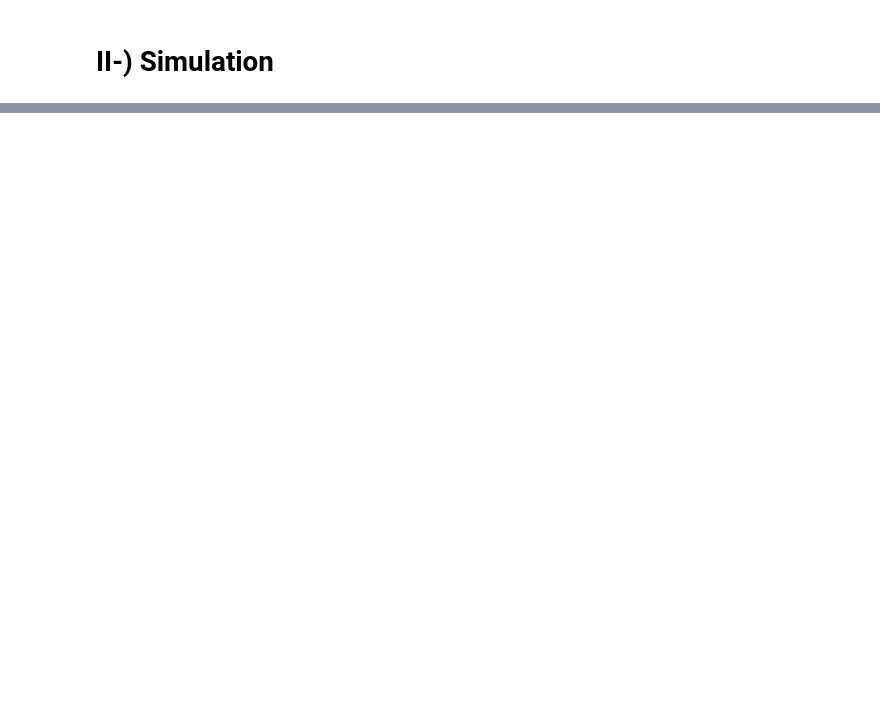
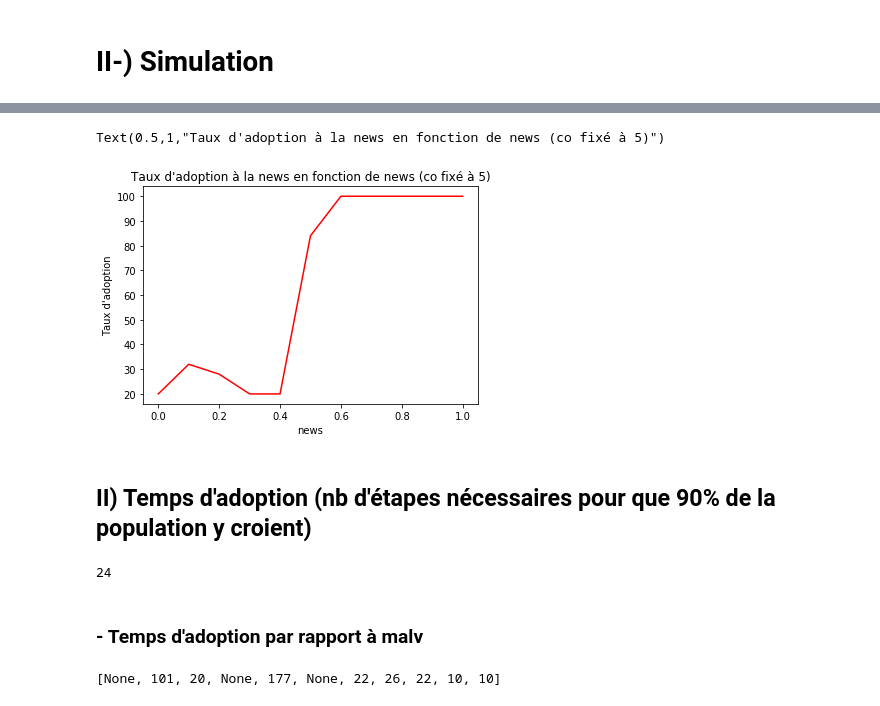
Before and after one commit to are-mipiA1A2/Fake-news, a Jupyter notebook: CLEAN CODE - physique+distance.ipynb, the cells around one changed output, grey strips where cells are left out. Drawn from its saved outputs; the diff is of its cells as text; code cells hidden in the pictures; blank space fills up the shorter version.

```diff
--- a/CLEAN CODE - physique+distance.ipynb
+++ b/CLEAN CODE - physique+distance.ipynb
@@ -925,0 +926,14 @@ plt.colorbar()
+# %%
+Reseau_discu={str(k):(0,0,fp,0.5) for k in range(1,N+1) for fp in np.random.uniform(low=0.0, high=1.0,size=N)}
+Pop_ac_om=init_ac_om_et_xom(Reseau_discu,List_om,List_xom)
+
+def t_a(k,sim_op):
+    compte = 0
+    Y=sim_op[k].ravel()
+    for x in Y:
+        if x==1:
+            compte = compte + 1
+            taux_f=compte/len(Y)
+    return taux_f*100
+
+print('Taux d\'opinion à 1 à la fin (%):', t_a(-1,simu_op_finale(Pop_ac_om,Reseau_virtuel,Noms_agents_avec,N_1dim,5,List_xom,Mat_pop_ac_om,News)))
@@ -925,0 +944,8 @@ plt.colorbar()
+# %%
+def ta_pp_news(pop,res_virtu,names,n_1dim,steps,list_xom,mat_pop):
+    TA=[]
+    for news in np.linspace(start=0.0, stop=1.0, num=11, endpoint=True):
+        ta=t_a(-1,simu_op_finale(pop,res_virtu,names,n_1dim,steps,list_xom,mat_pop,news))
+        TA.append(ta)
+    return TA
+ta_pp_news(Pop_ac_om,Reseau_virtuel,Noms_agents_avec,N_1dim,steps,List_xom,Mat_pop_ac_om)
@@ -925,0 +964,58 @@ plt.colorbar()
+# %%
+x_news = np.linspace(start=0.0, stop=1.0, num=11, endpoint=True)
+y_ta = ta_pp_news(Pop_ac_om,Reseau_virtuel,Noms_agents_avec,N_1dim,steps,List_xom,Mat_pop_ac_om)
+
+fig, axes = plt.subplots()
+
+axes.plot(x_news,y_ta,'r')
+axes.set_xlabel('news')
+axes.set_ylabel('Taux d\'adoption')
+axes.set_title('Taux d\'adoption à la news en fonction de news (co fixé à 5)')
+# %% [output]
+Text(0.5,1,"Taux d'adoption à la news en fonction de news (co fixé à 5)")
+[figure, added]
+# %% [markdown]
+## II) Temps d'adoption (nb d'étapes nécessaires pour que 90% de la population y croient)
+# %%
+Reseau_discu={str(k):(0,0,fp,0.5) for k in range(1,N+1) for fp in np.random.uniform(low=0.0, high=1.0,size=N)}
+Pop_ac_om=init_ac_om_et_xom(Reseau_discu,List_om,List_xom)
+
+def temps_adoption(sim_op):
+    step=0
+    for m in sim_op:
+        taux=taux_adoption(step,sim_op)
+        if taux>=90:
+            return step
+        step=step+1
+
+print(temps_adoption(simu_op_finale(Pop_ac_om,Reseau_virtuel,Noms_agents_avec,N_1dim,1000,List_xom,Mat_pop_ac_om,News)))
+# %% [output]
+24
+# %% [markdown]
+### - Temps d'adoption par rapport à malv
+# %%
+Reseau_discu={str(k):(0,0,fp,0.5) for k in range(1,N+1) for fp in np.random.uniform(low=0.0, high=1.0,size=N)}
+Pop_ac_om=init_ac_om_et_xom(Reseau_discu,List_om,List_xom)
+
+def tps_pp_malv(Nb_om,list_om,pop_ac_om):
+
+    Tps=[]
+    for malv in np.linspace(start=0.1, stop=1.0, num=11, endpoint=True):
+        reseau_discu={str(k):(0,0,fp,0.5) for k in range(1,N+1) for fp in np.random.uniform(low=0.0, high=1.0,size=N)}
+        Nb_xom = int(malv*Nb_om)
+        list_xom=np.random.choice(list_om, size=Nb_xom, replace=False)
+        pop_ac_om=init_ac_om_et_xom(reseau_discu,list_om,list_xom)
+        Names=[name for name in pop_ac_om]
+        np.random.shuffle(Names)
+        mat_pop_ac_om=np.reshape(Names,(N_1dim,N_1dim)).copy()
+        nb_reseaux={name : nb for (name,nb) in zip(Names,nb_res(co,N))}
+        ag_res={name : list(np.random.choice(L_reseaux, size=nb_reseaux[name], replace=False)) for name in Names}
+        res_ag=res_et_ag(ag_res,L_reseaux)
+        res_virtu=reseau_virtu(ag_res,res_ag,nb_reseaux)
+        Simu_op=simu_op_finale(pop_ac_om,res_virtu,Names,N_1dim,1000,list_xom,mat_pop_ac_om,News)
+        Tps.append(temps_adoption(Simu_op))
+    return Tps
+
+tps_pp_malv(nb_om,List_om,Pop_ac_om)
+# %% [output]
+[None, 101, 20, None, 177, None, 22, 26, 22, 10, 10]
```
Also changed, not shown: parts of 32 cells of this notebook.
